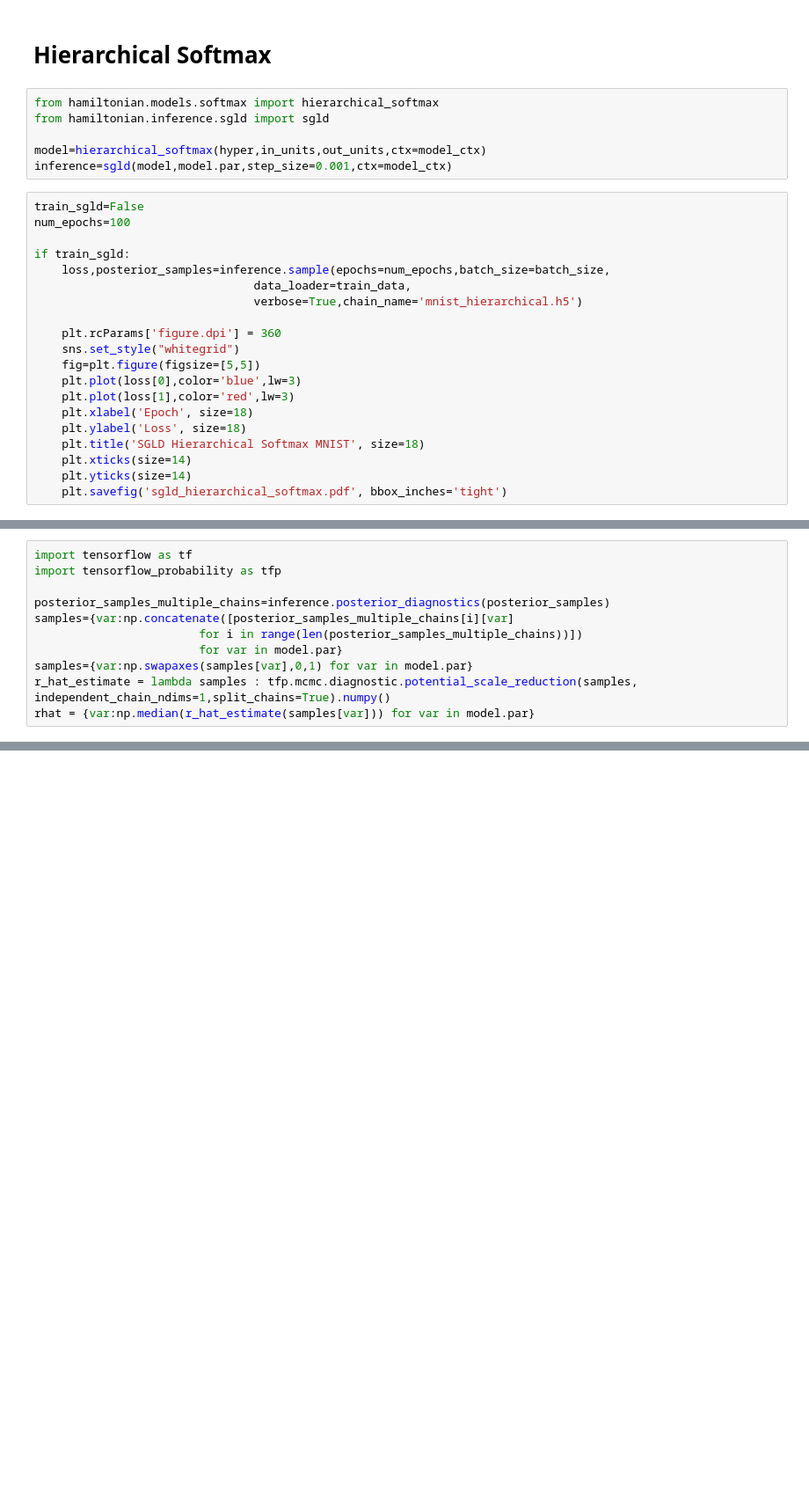
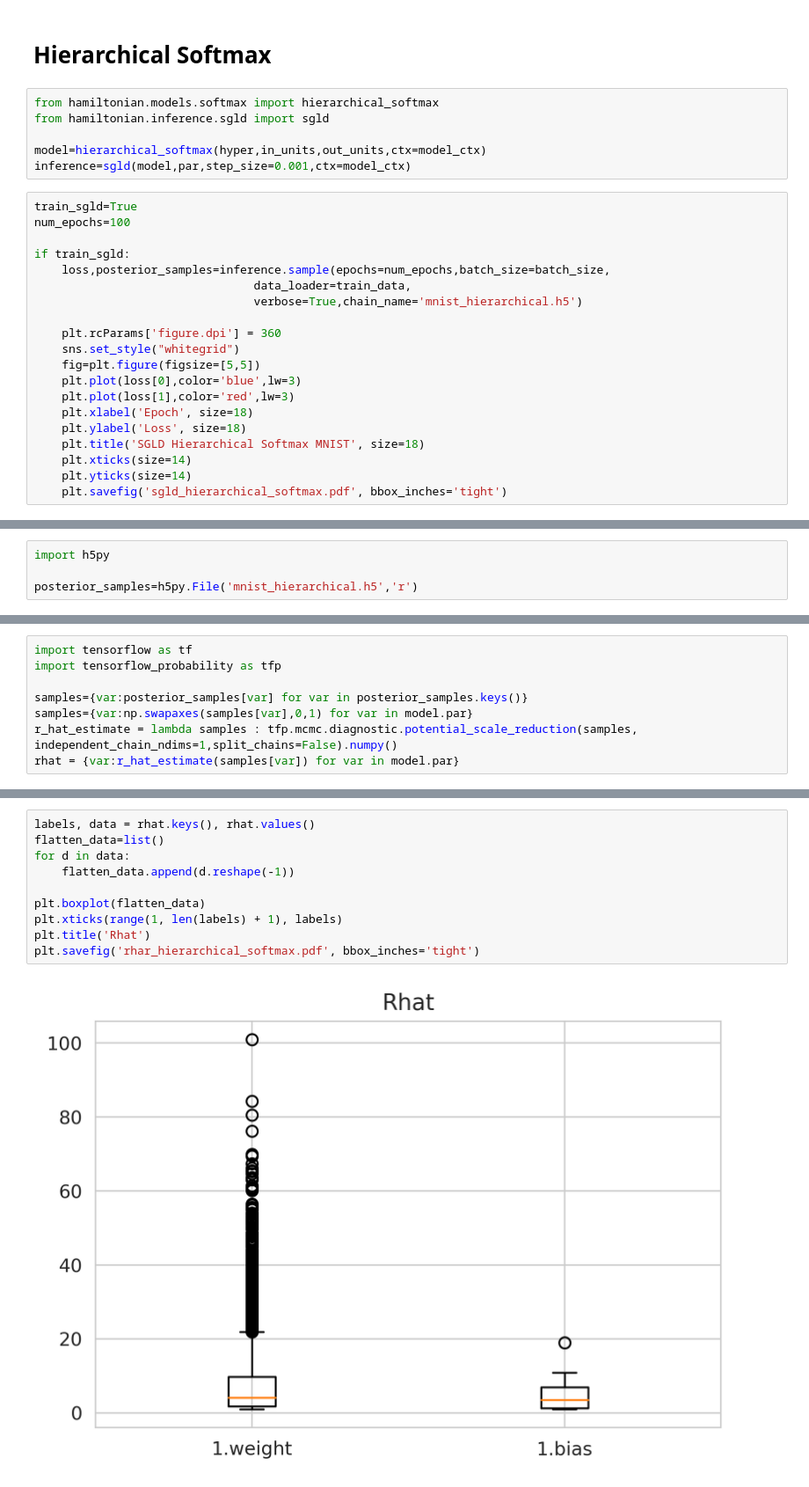
Before and after one commit to sherna90/mxprob, a Jupyter notebook: benchmarks/1.-mnist-softmax.ipynb, the cells around one changed output, grey strips where cells are left out. Shown at 88% size. Drawn from its saved outputs; the diff is of its cells as text; blank space fills up the shorter version.

```diff
--- a/benchmarks/1.-mnist-softmax.ipynb
+++ b/benchmarks/1.-mnist-softmax.ipynb
@@ -305,9 +340,9 @@ from hamiltonian.models.softmax import hierarchical_softmax
 from hamiltonian.inference.sgld import sgld
 
 model=hierarchical_softmax(hyper,in_units,out_units,ctx=model_ctx)
-inference=sgld(model,model.par,step_size=0.001,ctx=model_ctx)
+inference=sgld(model,par,step_size=0.001,ctx=model_ctx)
 # %%
-train_sgld=False
+train_sgld=True
 num_epochs=100
 
 if train_sgld:
@@ -342,0 +378,4 @@ mean f-1 : 0.91585, std f-1 : 0.006073713855624048
+# %%
+import h5py
+
+posterior_samples=h5py.File('mnist_hierarchical.h5','r')
@@ -344,10 +406,7 @@ mean f-1 : 0.91585, std f-1 : 0.006073713855624048
 import tensorflow as tf
 import tensorflow_probability as tfp
 
-posterior_samples_multiple_chains=inference.posterior_diagnostics(posterior_samples)
-samples={var:np.concatenate([posterior_samples_multiple_chains[i][var]
-                        for i in range(len(posterior_samples_multiple_chains))])
-                        for var in model.par}
+samples={var:posterior_samples[var] for var in posterior_samples.keys()}
 samples={var:np.swapaxes(samples[var],0,1) for var in model.par}
-r_hat_estimate = lambda samples : tfp.mcmc.diagnostic.potential_scale_reduction(samples, independent_chain_ndims=1,split_chains=True).numpy()
-rhat = {var:np.median(r_hat_estimate(samples[var])) for var in model.par}
+r_hat_estimate = lambda samples : tfp.mcmc.diagnostic.potential_scale_reduction(samples, independent_chain_ndims=1,split_chains=False).numpy()
+rhat = {var:r_hat_estimate(samples[var]) for var in model.par}
@@ -358 +413,13 @@ rhat
+# %%
+labels, data = rhat.keys(), rhat.values()
+flatten_data=list()
+for d in data:
+    flatten_data.append(d.reshape(-1))
+
+plt.boxplot(flatten_data)
+plt.xticks(range(1, len(labels) + 1), labels)
+plt.title('Rhat')
+plt.savefig('rhar_hierarchical_softmax.pdf', bbox_inches='tight')
+# %% [output]
+[figure, added]
 # %%
```
Also changed, not shown: parts of 70 cells of this notebook, 10 other files.
